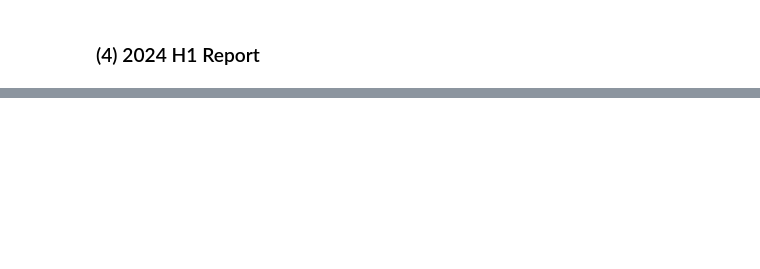
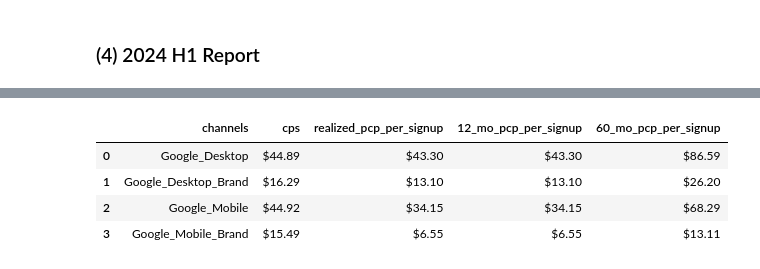
Before and after one commit to bsaunders27/cps_target_check, a Jupyter notebook: google_pcp_12_60.ipynb, the cells around one changed output, grey strips where cells are left out. Saved outputs shown, nothing was run; the diff lists cells and outputs as text; code cells hidden in the pictures; blank space fills up the shorter version.

```diff
--- a/google_pcp_12_60.ipynb
+++ b/google_pcp_12_60.ipynb
@@ -104,4 +215,10 @@ google_plot(summary_all)
 # %%
 # 2024 H1
 summary_all_H1 = summary_all.loc[(summary_all.signup_month >= '2024-01-01') & (summary_all.signup_month < '2024-07-01')].reset_index(drop=True)
-h1_report = summary_all_H1.groupby(['channels'], as_index=False)[['realized_pcp_per_signup', '12_mo_pcp_per_signup', '60_mo_pcp_per_signup', 'cps']].sum()
+summary_all_H1['60_mo_pcp'] = summary_all_H1['12_mo_pcp']*2
+summary_all_H1['spend'] = summary_all_H1['cps'] * summary_all_H1['signups_cps']
+h1_report = summary_all_H1.groupby(['channels'], as_index=False)[['12_mo_pcp', '60_mo_pcp', 'spend', 'signups', 'realized_pcp']].sum()
+h1_report['cps'] = h1_report['spend']/h1_report['signups']
+h1_report['12_mo_pcp_per_signup'] = h1_report['12_mo_pcp']/h1_report['signups']
+h1_report['60_mo_pcp_per_signup'] = h1_report['60_mo_pcp']/h1_report['signups']
+h1_report['realized_pcp_per_signup'] = h1_report['realized_pcp']/h1_report['signups']
@@ -115,0 +225,8 @@ h1_report
+# %%
+h1_report[['channels', 'cps', 'realized_pcp_per_signup', '12_mo_pcp_per_signup', '60_mo_pcp_per_signup']].style.background_gradient('Greens', subset=['realized_pcp_per_signup', '12_mo_pcp_per_signup', '60_mo_pcp_per_signup']).format({'cps': '${:,.2f}', 'realized_pcp_per_signup': '${:,.2f}', '12_mo_pcp_per_signup': '${:,.2f}', '60_mo_pcp_per_signup': '${:,.2f}'}).background_gradient(cmap='Reds', subset=['cps'])
+# %% [output]
+|  | channels | cps | realized_pcp_per_signup | 12_mo_pcp_per_signup | 60_mo_pcp_per_signup |
+| 0 | Google_Desktop | $44.89 | $43.30 | $43.30 | $86.59 |
+| 1 | Google_Desktop_Brand | $16.29 | $13.10 | $13.10 | $26.20 |
+| 2 | Google_Mobile | $44.92 | $34.15 | $34.15 | $68.29 |
+| 3 | Google_Mobile_Brand | $15.49 | $6.55 | $6.55 | $13.11 |
```
Also changed, not shown: parts of 15 cells of this notebook, 2 other files.
